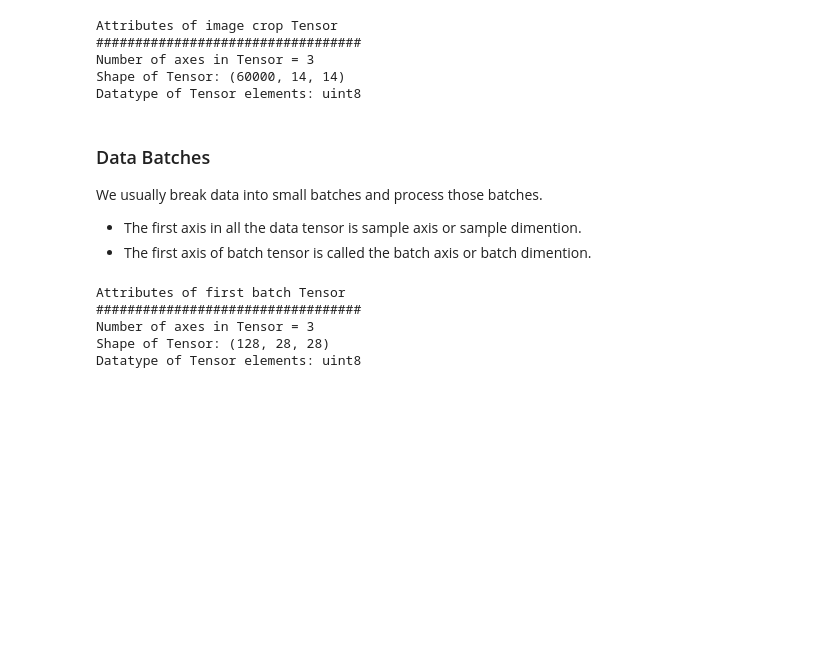
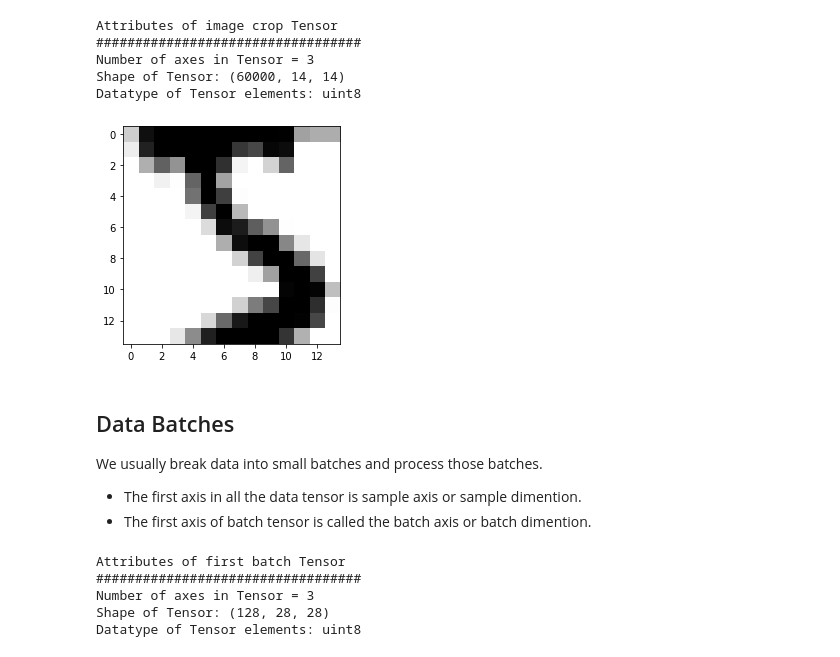
Before and after one commit to rahiakela/practical-machine-learning-with-tensorflow, a Jupyter notebook: tensor_fundamental.ipynb, the cells around one changed output. Cells and saved outputs as stored; diff of their text form; code cells hidden in the pictures; blank space fills up the shorter version.

```diff
--- a/tensor_fundamental.ipynb
+++ b/tensor_fundamental.ipynb
@@ -408,8 +416,12 @@ Attributes of image crop Tensor
 Number of axes in Tensor = 3
 Shape of Tensor: (60000, 14, 14)
 Datatype of Tensor elements: uint8
+# %%
+disp_image(x_train_crop[0])
+# %% [output]
+[figure, added]
 # %% [markdown]
-### Data Batches
+## Data Batches
 
 We usually break data into small batches and process those batches.
 * The first axis in all the data tensor is sample axis or sample dimention.
```
Also changed, not shown: parts of 14 cells of this notebook.
